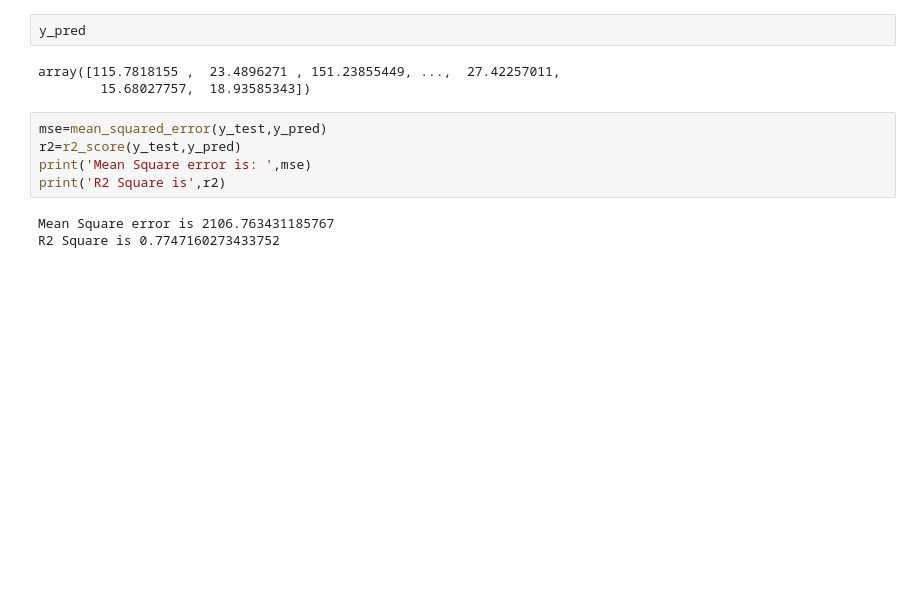
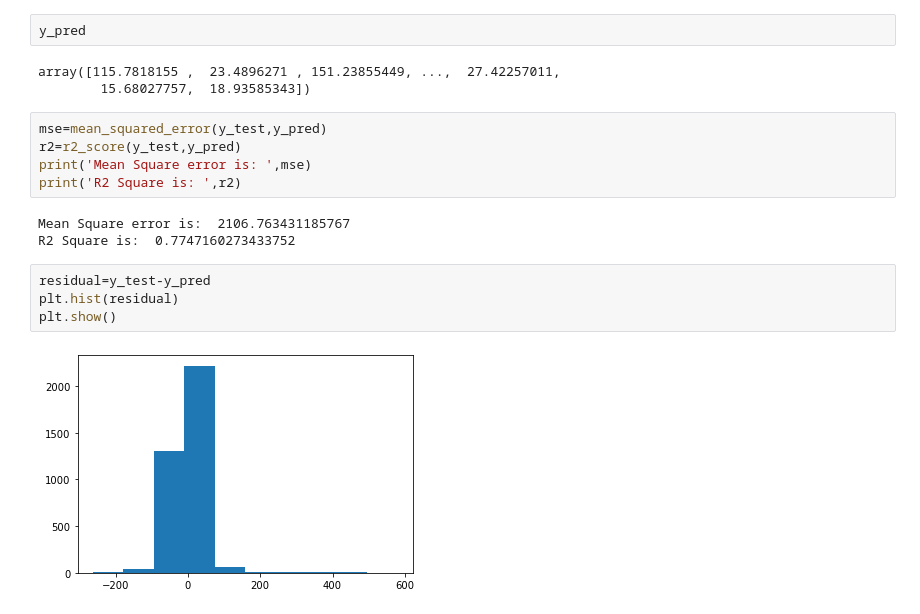
Before and after one commit to fakhruddin2012/Machine-Learning, a Jupyter notebook: Regression/Lego Dataset/Lego.ipynb, the cells around one changed output. Drawn from its saved outputs; the diff is of its cells as text; blank space fills up the shorter version.

```diff
--- a/Regression/Lego Dataset/Lego.ipynb
+++ b/Regression/Lego Dataset/Lego.ipynb
@@ -165,7 +165,13 @@ array([115.7818155 ,  23.4896271 , 151.23855449, ...,  27.42257011,
 mse=mean_squared_error(y_test,y_pred)
 r2=r2_score(y_test,y_pred)
 print('Mean Square error is: ',mse)
-print('R2 Square is',r2)
+print('R2 Square is: ',r2)
 # %% [output]
-Mean Square error is 2106.763431185767
-R2 Square is 0.7747160273433752
+Mean Square error is:  2106.763431185767
+R2 Square is:  0.7747160273433752
+# %%
+residual=y_test-y_pred
+plt.hist(residual)
+plt.show()
+# %% [output]
+[figure, added]
```
